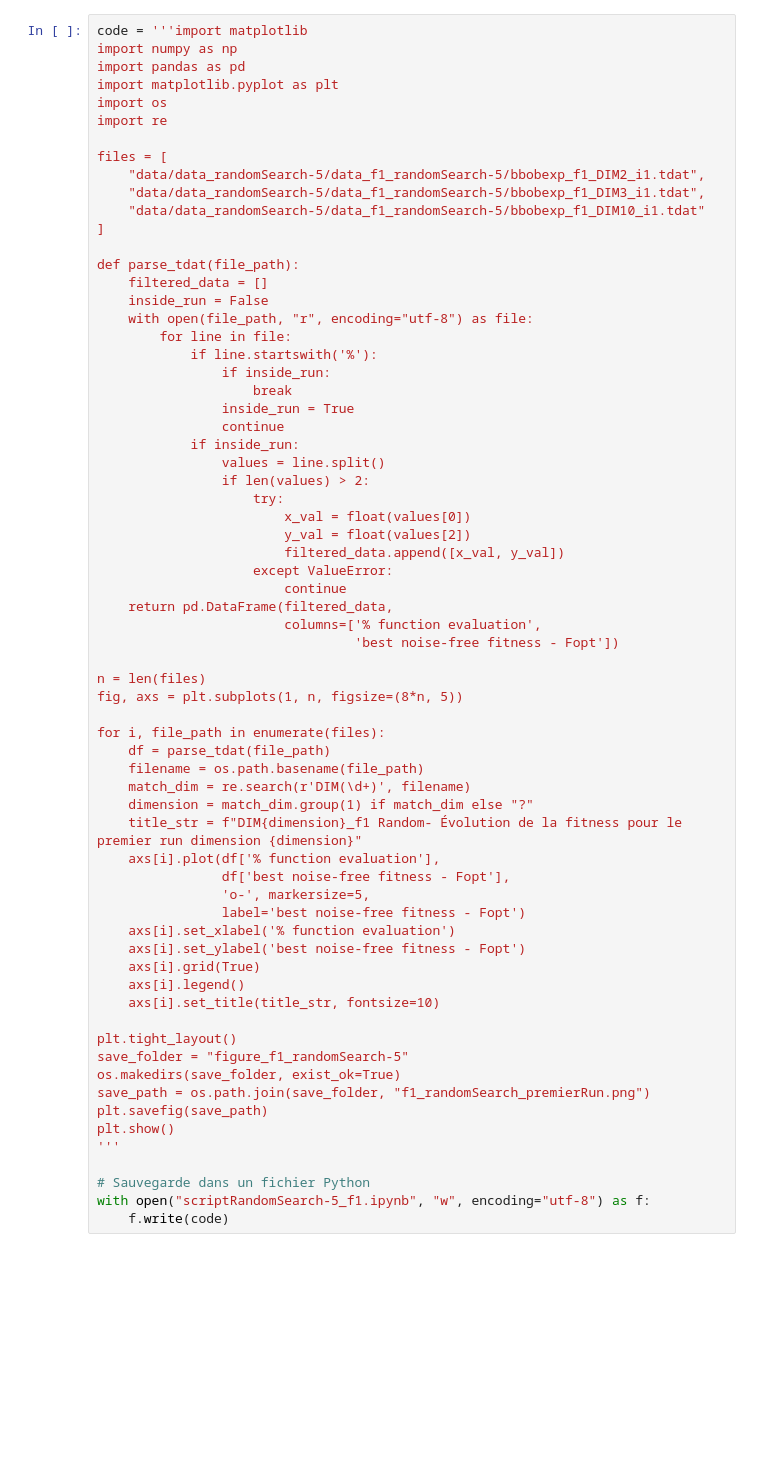
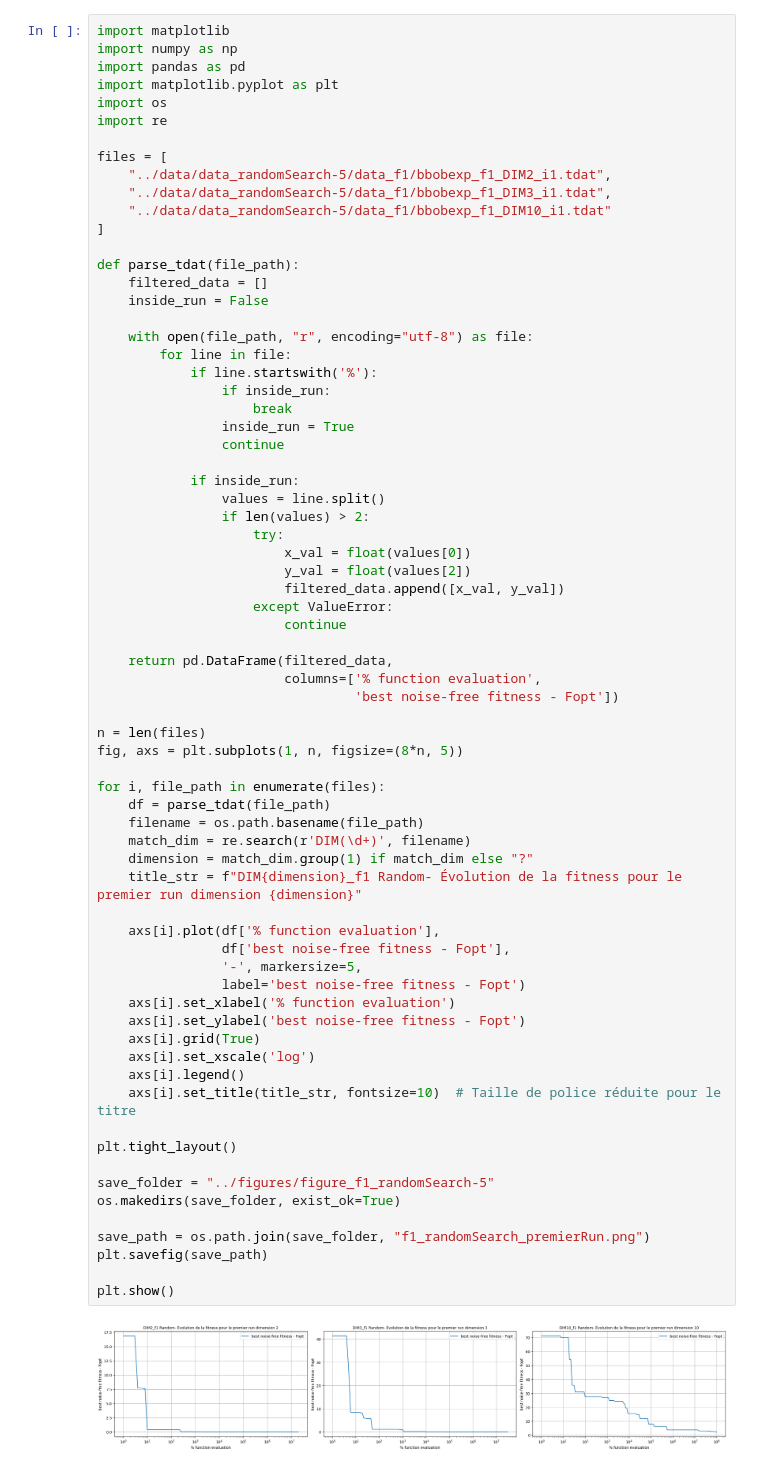
Before and after one commit to GTpas/project_bbob, a Jupyter notebook: projet_bbob/scripts/script_f1.ipynb, the cells around one changed output. Drawn from its saved outputs; the diff is of its cells as text; blank space fills up the shorter version.

Commit message:
Ajout et mise à jour des scripts

```diff
--- a/projet_bbob/scripts/script_f1.ipynb
+++ b/projet_bbob/scripts/script_f1.ipynb
@@ -3,5 +1,5 @@
 # %%
-code = '''import matplotlib
+import matplotlib
 import numpy as np
 import pandas as pd
 import matplotlib.pyplot as plt
@@ -9,14 +7,15 @@ import os
 import re
 
 files = [
-    "data/data_randomSearch-5/data_f1_randomSearch-5/bbobexp_f1_DIM2_i1.tdat",
-    "data/data_randomSearch-5/data_f1_randomSearch-5/bbobexp_f1_DIM3_i1.tdat",
-    "data/data_randomSearch-5/data_f1_randomSearch-5/bbobexp_f1_DIM10_i1.tdat"
+    "../data/data_randomSearch-5/data_f1/bbobexp_f1_DIM2_i1.tdat",
+    "../data/data_randomSearch-5/data_f1/bbobexp_f1_DIM3_i1.tdat",
+    "../data/data_randomSearch-5/data_f1/bbobexp_f1_DIM10_i1.tdat"
 ]
 
 def parse_tdat(file_path):
     filtered_data = []
     inside_run = False
+
     with open(file_path, "r", encoding="utf-8") as file:
         for line in file:
             if line.startswith('%'):
@@ -24,6 +23,7 @@ def parse_tdat(file_path):
                     break
                 inside_run = True
                 continue
+
             if inside_run:
                 values = line.split()
                 if len(values) > 2:
@@ -32,39 +32,42 @@ def parse_tdat(file_path):
                         y_val = float(values[2])
                         filtered_data.append([x_val, y_val])
                     except ValueError:
                         continue
+
     return pd.DataFrame(filtered_data,
                         columns=['% function evaluation',
                                  'best noise-free fitness - Fopt'])
 
 n = len(files)
 fig, axs = plt.subplots(1, n, figsize=(8*n, 5))
 
 for i, file_path in enumerate(files):
     df = parse_tdat(file_path)
     filename = os.path.basename(file_path)
     match_dim = re.search(r'DIM(\d+)', filename)
     dimension = match_dim.group(1) if match_dim else "?"
     title_str = f"DIM{dimension}_f1 Random- Évolution de la fitness pour le premier run dimension {dimension}"
+
     axs[i].plot(df['% function evaluation'],
                 df['best noise-free fitness - Fopt'],
-                'o-', markersize=5,
+                '-', markersize=5,
                 label='best noise-free fitness - Fopt')
     axs[i].set_xlabel('% function evaluation')
     axs[i].set_ylabel('best noise-free fitness - Fopt')
     axs[i].grid(True)
+    axs[i].set_xscale('log')
     axs[i].legend()
-    axs[i].set_title(title_str, fontsize=10)
+    axs[i].set_title(title_str, fontsize=10)  # Taille de police réduite pour le titre
 
 plt.tight_layout()
-save_folder = "figure_f1_randomSearch-5"
+
+save_folder = "../figures/figure_f1_randomSearch-5"
 os.makedirs(save_folder, exist_ok=True)
+
 save_path = os.path.join(save_folder, "f1_randomSearch_premierRun.png")
 plt.savefig(save_path)
+
 plt.show()
-'''
-
-# Sauvegarde dans un fichier Python
-with open("scriptRandomSearch-5_f1.ipynb", "w", encoding="utf-8") as f:
-    f.write(code)
+# %% [output]
+[figure, added]
 # %%
```
Also changed, not shown: parts of 7 cells of this notebook, 21 other files.
